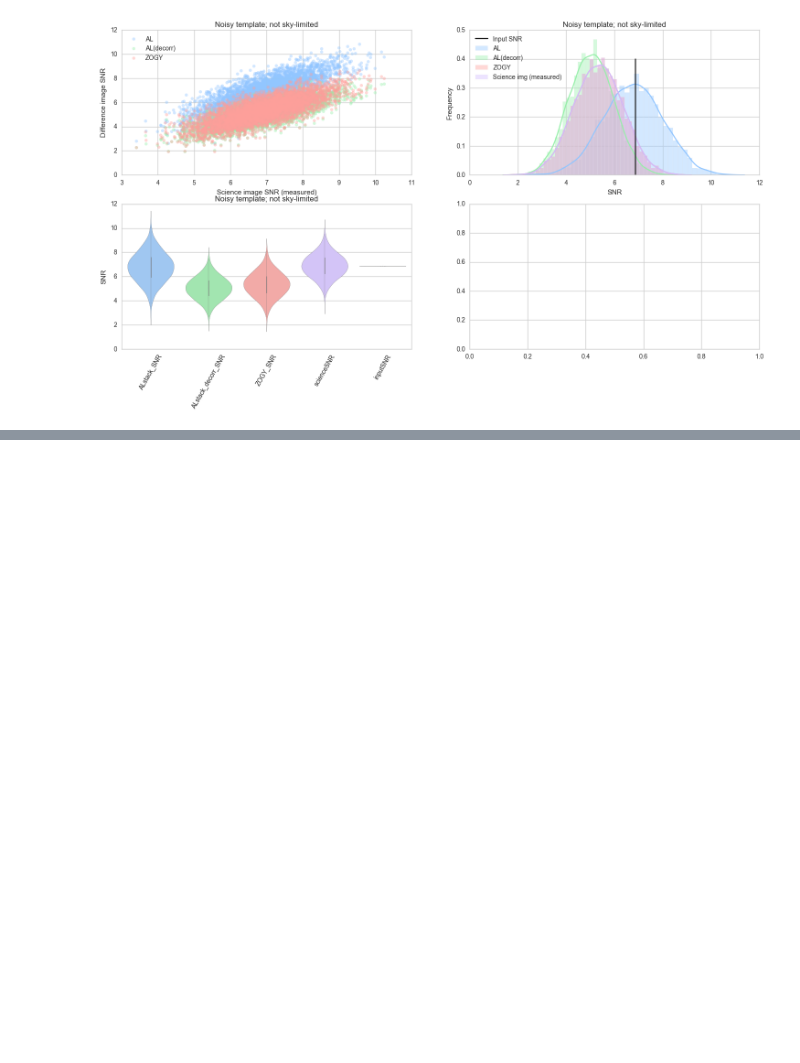
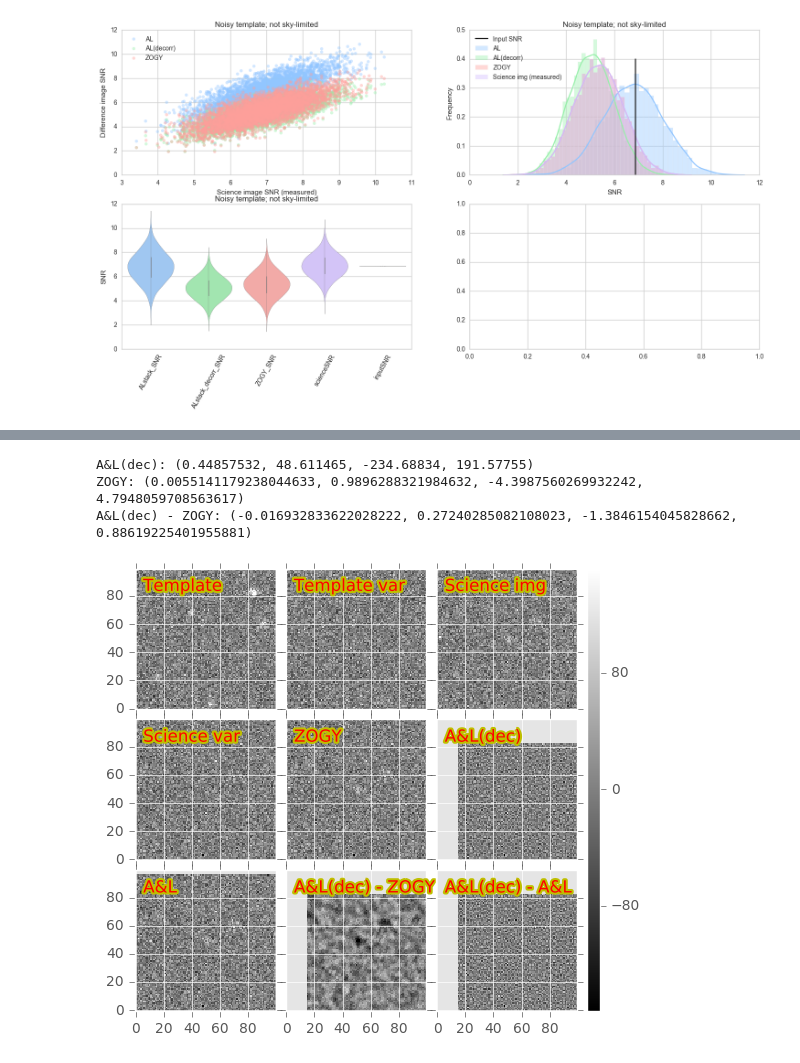
Before and after one commit to lsst-dm/diffimTests, a Jupyter notebook: 31. new tests.ipynb, the cells around one changed output, grey strips where cells are left out. Saved outputs shown, nothing was run; the diff lists cells and outputs as text; code cells hidden in the pictures; blank space fills up the shorter version.

```diff
--- a/31. new tests.ipynb
+++ b/31. new tests.ipynb
@@ -123,0 +192,7 @@ ZOGY:           5.34830973137 +/- 1.01070739635
+# %%
+testObj.doPlot([451, 63, 50]);
+# %% [output]
+A&L(dec): (0.44857532, 48.611465, -234.68834, 191.57755)
+ZOGY: (0.0055141179238044633, 0.9896288321984632, -4.3987560269932242, 4.7948059708563617)
+A&L(dec) - ZOGY: (-0.016932833622028222, 0.27240285082108023, -1.3846154045828662, 0.88619225401955881)
+[figure, added]
```
Also changed, not shown: parts of 17 cells of this notebook, 6 other files.
